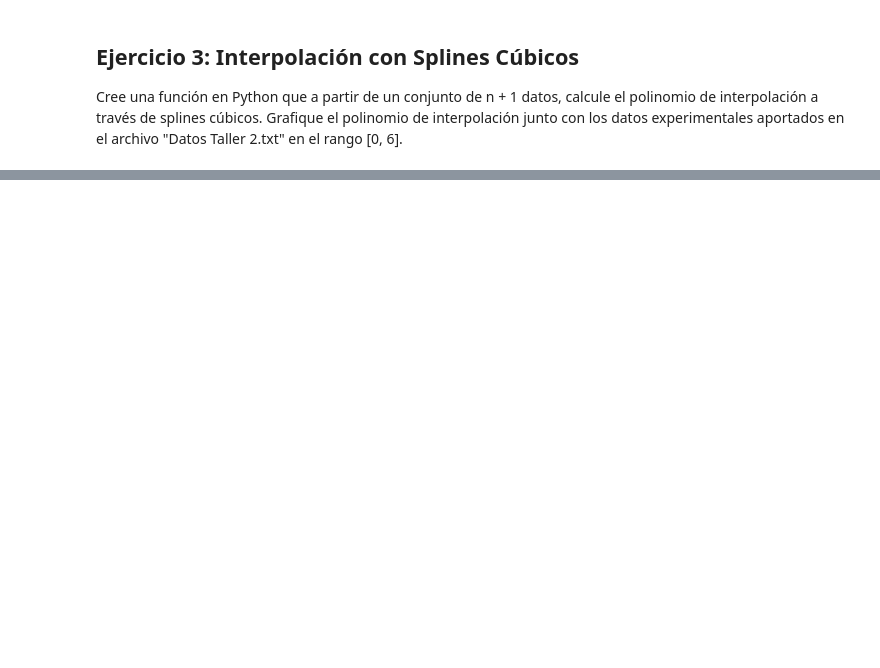
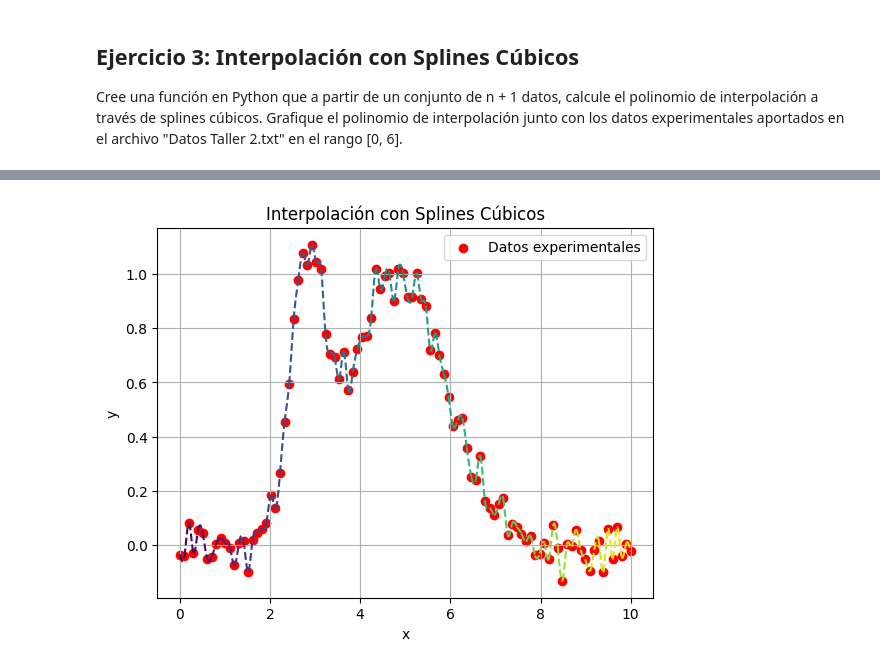
Before and after one commit to clauloro/Simulacion_numerica, a Jupyter notebook: Talller_2_Interpolación/2.ipynb, the cells around one changed output, grey strips where cells are left out. Cells and saved outputs as stored; diff of their text form; code cells hidden in the pictures; blank space fills up the shorter version.

```diff
--- a/Talller_2_Interpolación/2.ipynb
+++ b/Talller_2_Interpolación/2.ipynb
@@ -253,0 +188,25 @@ plt.show()
+# %%
+# Cargar los datos del archivo
+datos1 = np.loadtxt("Datos_Taller_2_B.txt")
+x_datos, y_datos = datos1[:, 0], datos1[:, 1]
+
+# Calcular coeficientes de los splines cúbicos
+x_vals, y_vals, b_vals, c_vals, d_vals = splines_cubicos(x_datos, y_datos)
+
+# Graficar cada tramo de spline con un color distinto
+colors = plt.cm.viridis(np.linspace(0, 1, len(x_vals) - 1))
+plt.scatter(x_datos, y_datos, color='red', label='Datos experimentales')
+
+for i in range(len(x_vals) - 1):
+    x_graf = np.linspace(x_vals[i], x_vals[i+1], 50)
+    y_graf = [evaluar_spline(x, x_vals, y_vals, b_vals, c_vals, d_vals) for x in x_graf]
+    plt.plot(x_graf, y_graf, color=colors[i], linestyle='--')
+
+plt.xlabel('x')
+plt.ylabel('y')
+plt.legend()
+plt.grid()
+plt.title('Interpolación con Splines Cúbicos')
+plt.show()
+# %% [output]
+[figure, added]
```
Also changed, not shown: parts of 6 cells of this notebook.
